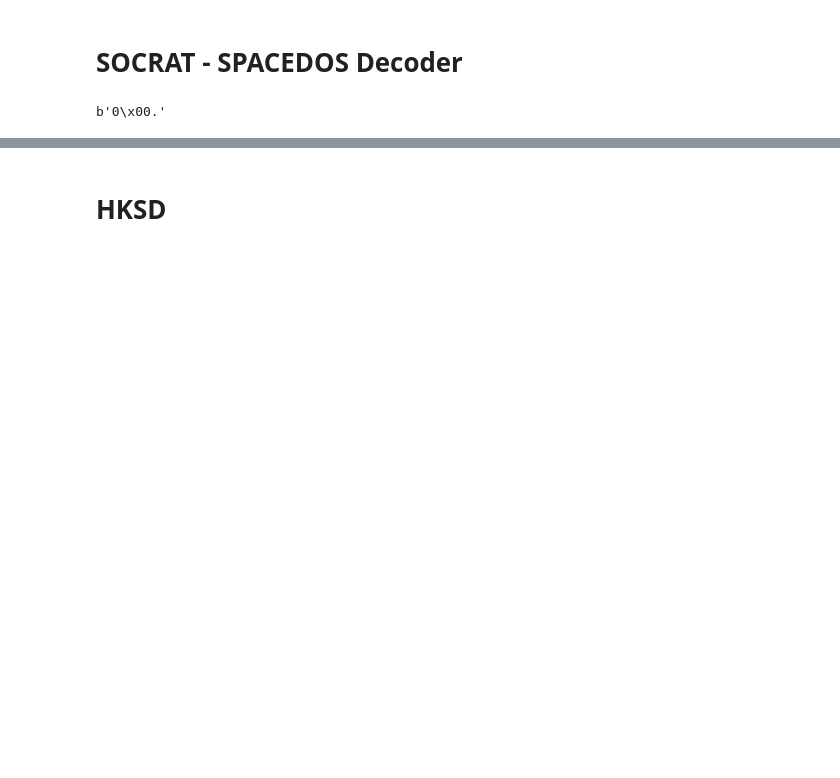
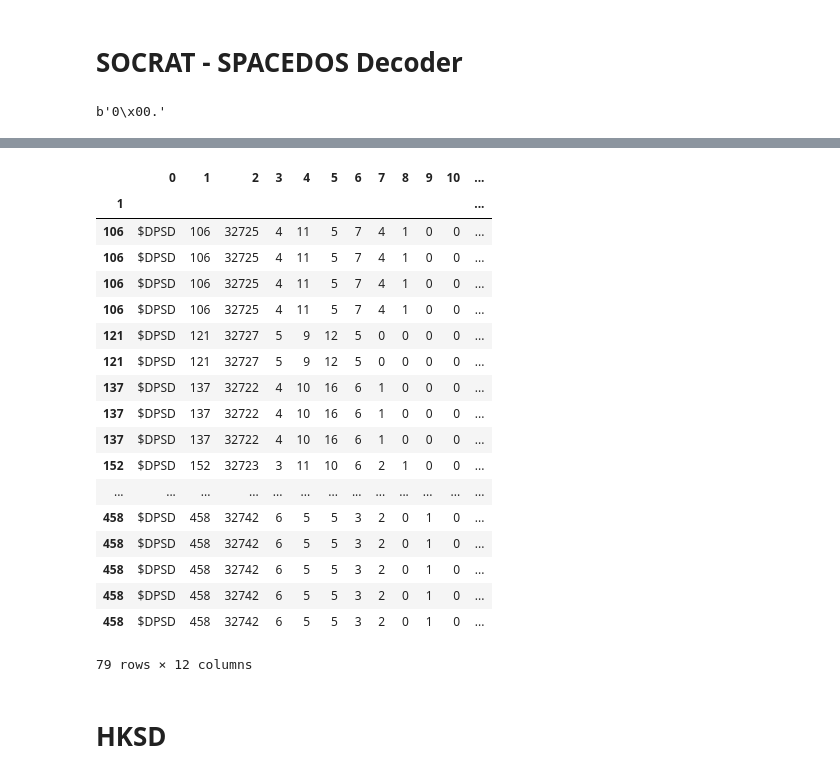
Before and after one commit to ODZ-UJF-AV-CR/socrat_decoder, a Jupyter notebook: socrat_decoder.ipynb, the cells around one changed output, grey strips where cells are left out. Saved outputs shown, nothing was run; the diff lists cells and outputs as text; code cells hidden in the pictures; blank space fills up the shorter version.

```diff
--- a/socrat_decoder.ipynb
+++ b/socrat_decoder.ipynb
@@ -38,0 +95,16 @@ b'0\x00.'
+# %%
+#run = df[(df[11]==17)|(df[11]==12)]
+run = df[df[11]==17]
+#run = df[df[11]==16]
+
+%matplotlib notebook
+plt.figure(figsize=(9,5))
+plt.plot(run[1],run[3], label='0.1 MeV')
+plt.plot(run[1],run[4]+run[5], label='0.2 MeV')
+plt.plot(run[1],run[6]+run[7], label='0.5 MeV')
+plt.plot(run[1],run[8]+run[9], label='2.0 MeV')
+plt.plot(run[1],run[10], label='>9 MeV')
+plt.legend()
+
+plt.xlabel('Time [s]')
+plt.ylabel(r'Counts per time [(15 s)$^-$$^1$]')
@@ -39,3 +115,25 @@ b'0\x00.'
+# %%
+run
+# %% [output]
+|  | 0 | 1 | 2 | 3 | 4 | 5 | 6 | 7 | 8 | 9 | 10 | ... |
+| 1 |  |  |  |  |  |  |  |  |  |  |  | ... |
+| 106 | $DPSD | 106 | 32725 | 4 | 11 | 5 | 7 | 4 | 1 | 0 | 0 | ... |
+| 106 | $DPSD | 106 | 32725 | 4 | 11 | 5 | 7 | 4 | 1 | 0 | 0 | ... |
+| 106 | $DPSD | 106 | 32725 | 4 | 11 | 5 | 7 | 4 | 1 | 0 | 0 | ... |
+| 106 | $DPSD | 106 | 32725 | 4 | 11 | 5 | 7 | 4 | 1 | 0 | 0 | ... |
+| 121 | $DPSD | 121 | 32727 | 5 | 9 | 12 | 5 | 0 | 0 | 0 | 0 | ... |
+| 121 | $DPSD | 121 | 32727 | 5 | 9 | 12 | 5 | 0 | 0 | 0 | 0 | ... |
+| 137 | $DPSD | 137 | 32722 | 4 | 10 | 16 | 6 | 1 | 0 | 0 | 0 | ... |
+| 137 | $DPSD | 137 | 32722 | 4 | 10 | 16 | 6 | 1 | 0 | 0 | 0 | ... |
+| 137 | $DPSD | 137 | 32722 | 4 | 10 | 16 | 6 | 1 | 0 | 0 | 0 | ... |
+| 152 | $DPSD | 152 | 32723 | 3 | 11 | 10 | 6 | 2 | 1 | 0 | 0 | ... |
+| ... | ... | ... | ... | ... | ... | ... | ... | ... | ... | ... | ... | ... |
+| 458 | $DPSD | 458 | 32742 | 6 | 5 | 5 | 3 | 2 | 0 | 1 | 0 | ... |
+| 458 | $DPSD | 458 | 32742 | 6 | 5 | 5 | 3 | 2 | 0 | 1 | 0 | ... |
+| 458 | $DPSD | 458 | 32742 | 6 | 5 | 5 | 3 | 2 | 0 | 1 | 0 | ... |
+| 458 | $DPSD | 458 | 32742 | 6 | 5 | 5 | 3 | 2 | 0 | 1 | 0 | ... |
+| 458 | $DPSD | 458 | 32742 | 6 | 5 | 5 | 3 | 2 | 0 | 1 | 0 | ... |
+79 rows × 12 columns
 # %% [markdown]
 # HKSD
 # %%
```
Also changed, not shown: parts of 10 cells of this notebook.
